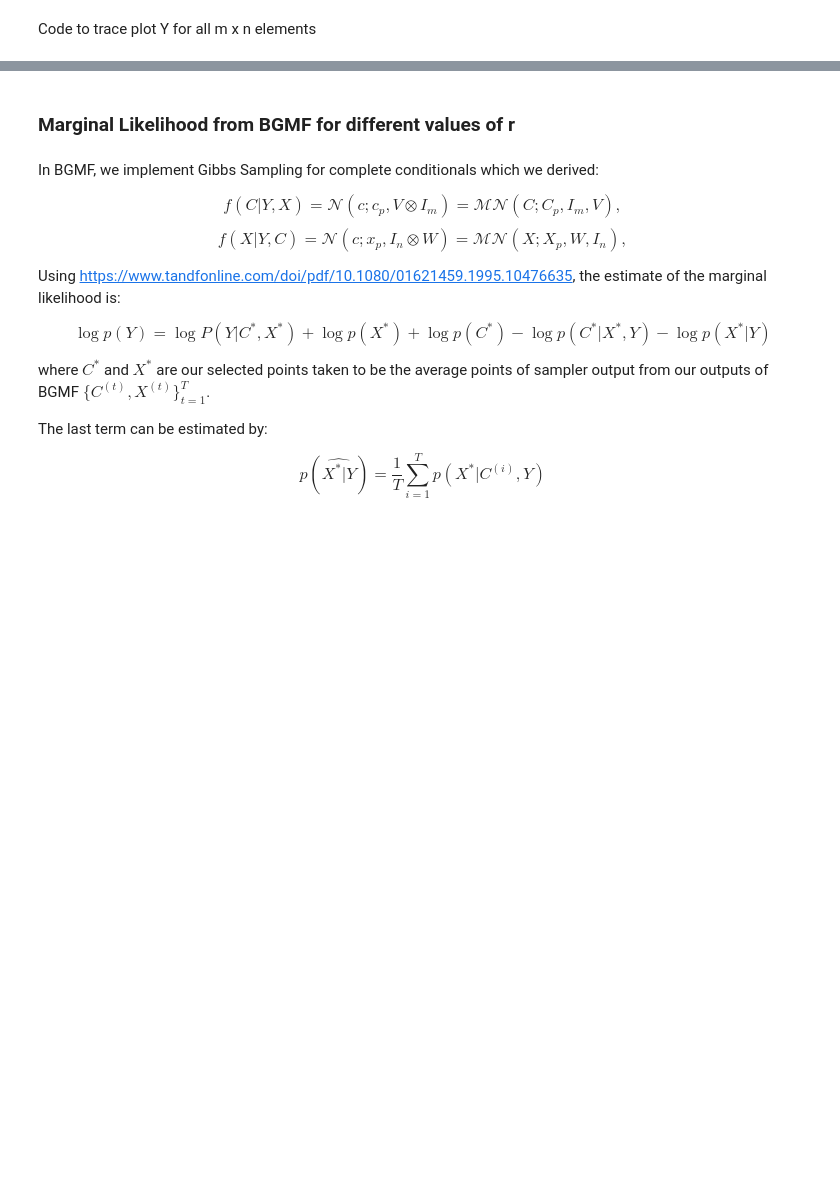
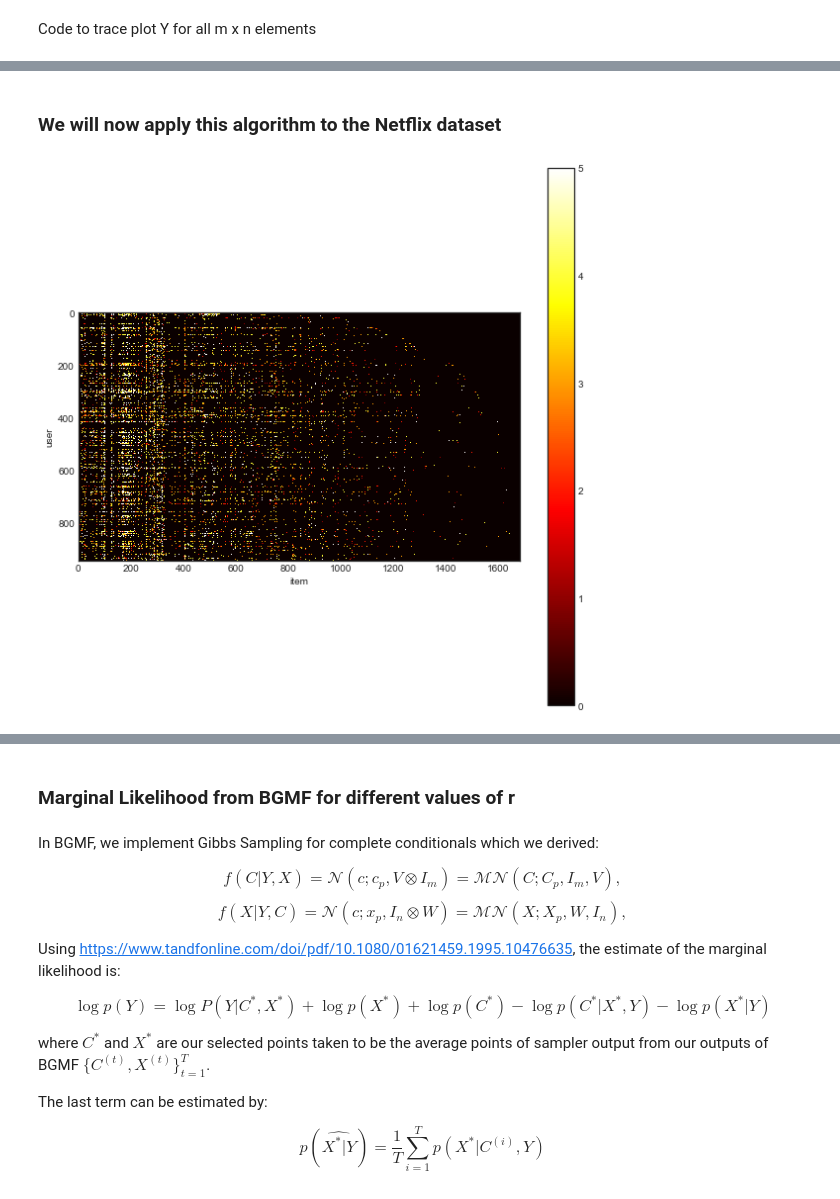
Before and after one commit to T0NY1302/Bayesian-Matrix-Factorisation, a Jupyter notebook: Bayesian_Matrix_Variate_Gaussian_Matrix_Factorisation.ipynb, the cells around one changed output, grey strips where cells are left out. Cells and saved outputs as stored; diff of their text form; code cells hidden in the pictures; blank space fills up the shorter version.

Commit message:
Initial application to Netflix data

```diff
--- a/Bayesian_Matrix_Variate_Gaussian_Matrix_Factorisation.ipynb
+++ b/Bayesian_Matrix_Variate_Gaussian_Matrix_Factorisation.ipynb
@@ -210,0 +212,26 @@ plt.show()
+# %% [markdown]
+### We will now apply this algorithm to the Netflix dataset
+# %%
+#load movielens data and create a matrix and plot the heatmap
+# load the data
+df = pd.read_csv('netflix.data', sep='\t', header=None)
+df.columns = ['user_id', 'item_id', 'rating', 'timestamp']
+# create a matrix
+ratings = np.zeros((943, 1682))
+for row in df.itertuples():
+    ratings[row[1] - 1, row[2] - 1] = row[3]
+# plot the heatmap
+
+
+# get first 400 items only and all users
+ratings = ratings[:, :]
+
+plt.figure(figsize=(10, 10))
+plt.imshow(ratings, cmap='hot', interpolation='nearest')
+plt.colorbar()
+plt.xlabel('item')
+plt.ylabel('user')
+plt.savefig('heatmap.png')
+plt.show()
+# %% [output]
+[figure, added]
```
Also changed, not shown: parts of 7 cells of this notebook.
